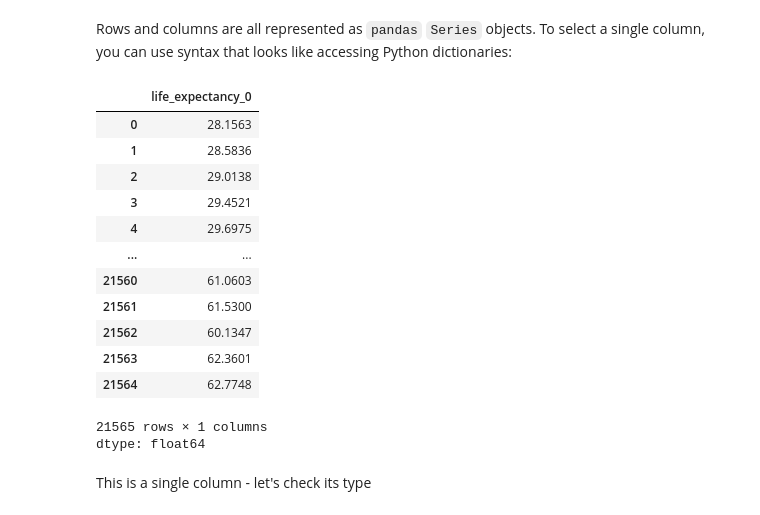
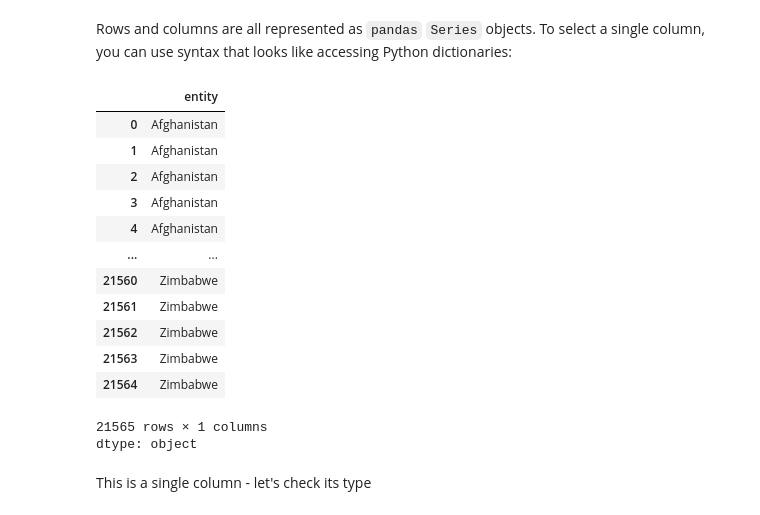
Before and after one commit to Ch3ddarr/intro-to-eda-and-pandas, a Jupyter notebook: 02-intro-to-pandas/02-intro-to-pandas.ipynb, the cells around one changed output. Drawn from its saved outputs; the diff is of its cells as text; code cells hidden in the pictures.

```diff
--- a/02-intro-to-pandas/02-intro-to-pandas.ipynb
+++ b/02-intro-to-pandas/02-intro-to-pandas.ipynb
@@ -125,23 +123,23 @@ df.columns
 Index(['entity', 'code', 'year', 'life_expectancy_0'], dtype='object')
 # %% [markdown]
 Rows and columns are all represented as `pandas` `Series` objects. To select a single column, you can use syntax that looks like accessing Python dictionaries:
-# %%
-df['life_expectancy_0']
-# %% [output]
-|  | life_expectancy_0 |
-| 0 | 28.1563 |
-| 1 | 28.5836 |
-| 2 | 29.0138 |
-| 3 | 29.4521 |
-| 4 | 29.6975 |
-| ... | ... |
-| 21560 | 61.0603 |
-| 21561 | 61.5300 |
-| 21562 | 60.1347 |
-| 21563 | 62.3601 |
-| 21564 | 62.7748 |
-21565 rows × 1 columns
-dtype: float64
+# %%
+data_frame['entity']
+# %% [output]
+|  | entity |
+| 0 | Afghanistan |
+| 1 | Afghanistan |
+| 2 | Afghanistan |
+| 3 | Afghanistan |
+| 4 | Afghanistan |
+| ... | ... |
+| 21560 | Zimbabwe |
+| 21561 | Zimbabwe |
+| 21562 | Zimbabwe |
+| 21563 | Zimbabwe |
+| 21564 | Zimbabwe |
+21565 rows × 1 columns
+dtype: object
 # %% [markdown]
 This is a single column - let's check its type
 # %%
```
Also changed, not shown: parts of 17 cells of this notebook.
